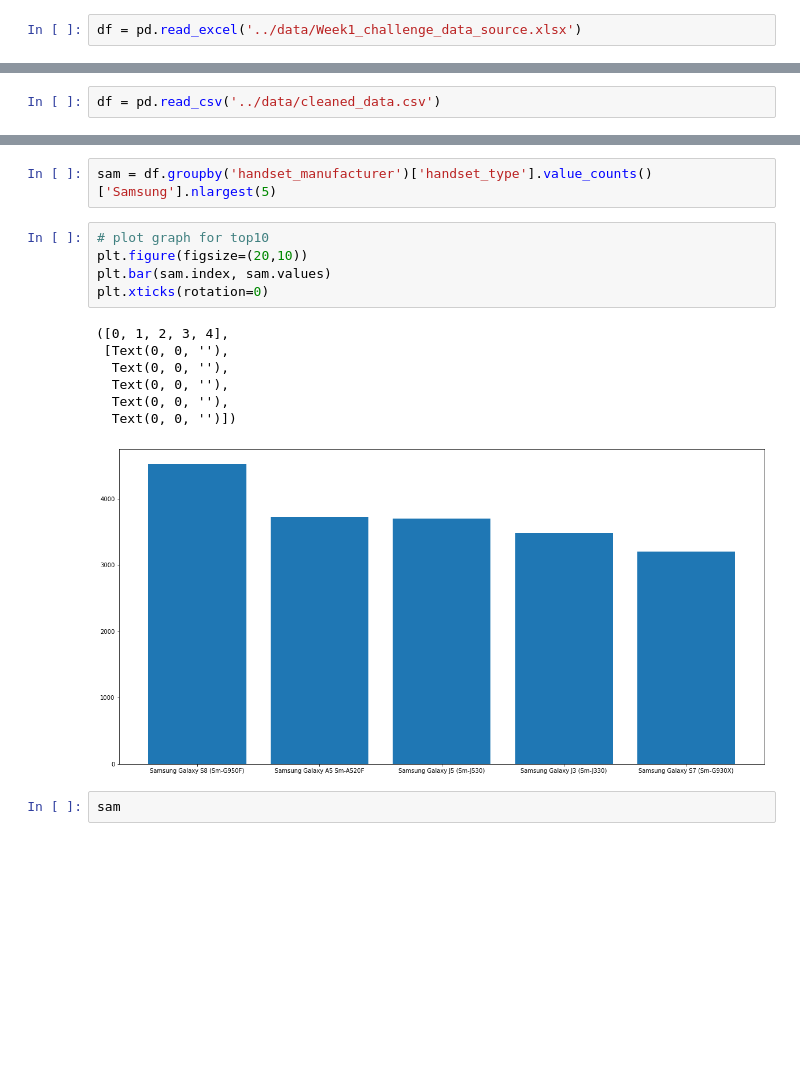
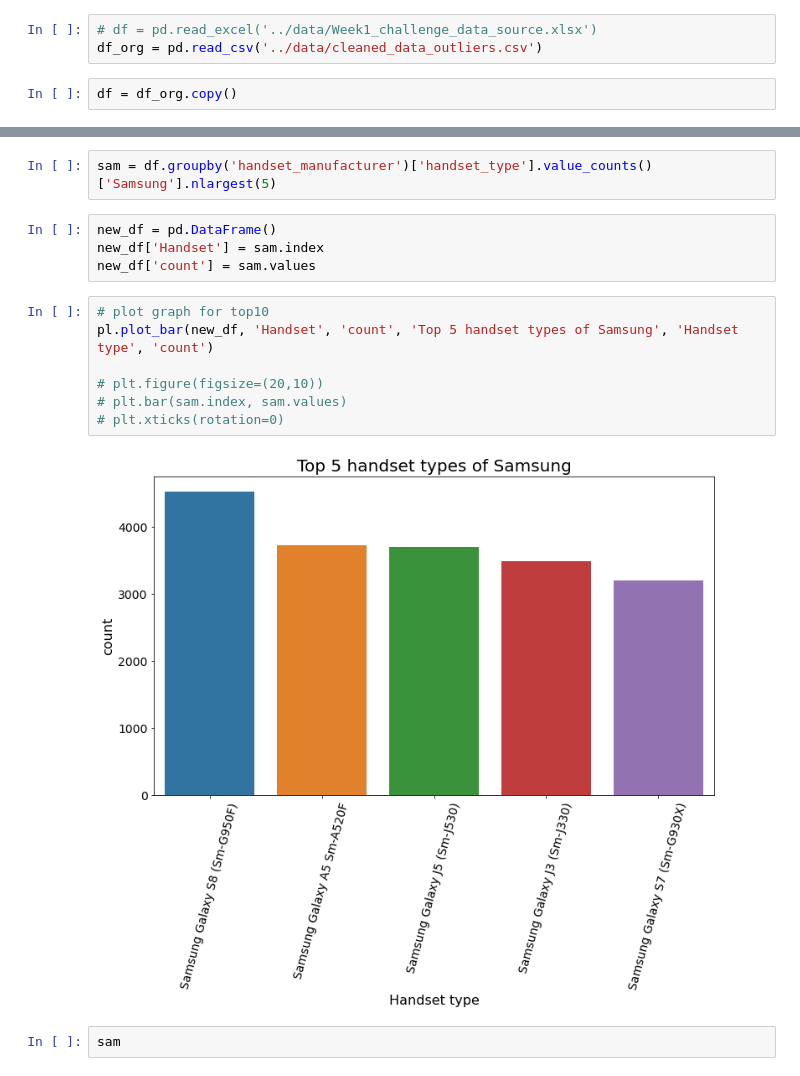
Before and after one commit to jedisam/Telecom-Data-Analysis, a Jupyter notebook: notebooks/userOverview.ipynb, the cells around one changed output, grey strips where cells are left out. Cells and saved outputs as stored; diff of their text form; blank space fills up the shorter version.

```diff
--- a/notebooks/userOverview.ipynb
+++ b/notebooks/userOverview.ipynb
@@ -26,4 +29,7 @@ from overview import Overview
 # %% [markdown]
 Import the Data
 # %%
-df = pd.read_excel('../data/Week1_challenge_data_source.xlsx')
+# df = pd.read_excel('../data/Week1_challenge_data_source.xlsx')
+df_org = pd.read_csv('../data/cleaned_data_outliers.csv')
+# %%
+df = df_org.copy()
@@ -606,2 +296,0 @@ The autoreload extension is already loaded. To reload it, use:
-# %%
-df = pd.read_csv('../data/cleaned_data.csv')
@@ -693,19 +404,19 @@ Apple iPhone 8 (A1905)     4993
 Name: handset_type, dtype: int64
 # %%
 sam = df.groupby('handset_manufacturer')['handset_type'].value_counts()['Samsung'].nlargest(5)
+# %%
+new_df = pd.DataFrame()
+new_df['Handset'] = sam.index
+new_df['count'] = sam.values
 # %%
 # plot graph for top10
-plt.figure(figsize=(20,10))
-plt.bar(sam.index, sam.values)
-plt.xticks(rotation=0)
+pl.plot_bar(new_df, 'Handset', 'count', 'Top 5 handset types of Samsung', 'Handset type', 'count')
+
+# plt.figure(figsize=(20,10))
+# plt.bar(sam.index, sam.values)
+# plt.xticks(rotation=0)
 # %% [output]
-([0, 1, 2, 3, 4],
- [Text(0, 0, ''),
-  Text(0, 0, ''),
-  Text(0, 0, ''),
-  Text(0, 0, ''),
-  Text(0, 0, '')])
-[figure, old version]
+[figure, new version]
 # %%
 sam
 # %% [output]
```
Also changed, not shown: parts of 74 cells of this notebook, 4 other files.
